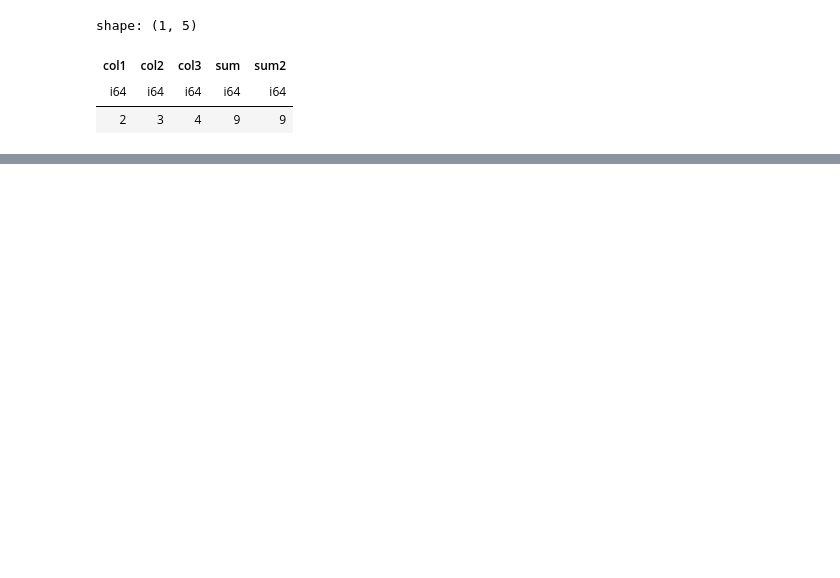
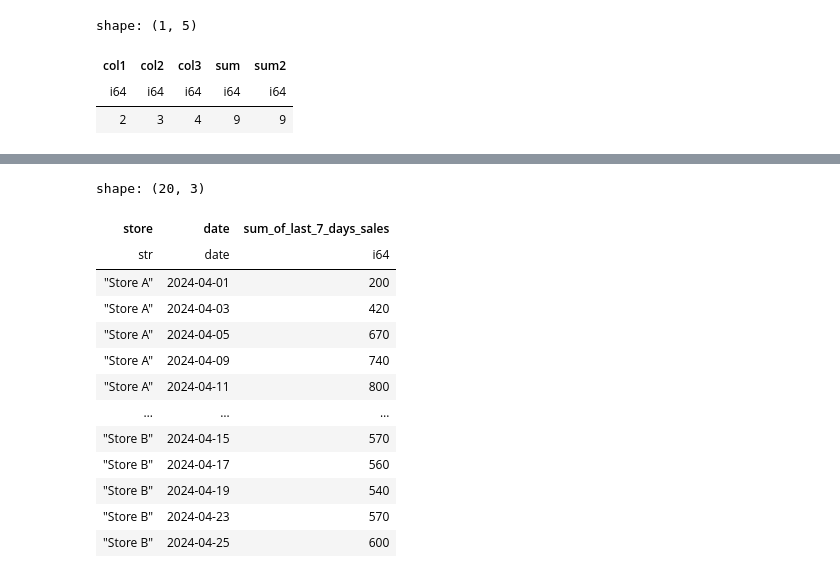
Before and after one commit to asenetcky/python-polars-the-definitive-guide, a Jupyter notebook: ch13-me.ipynb, the cells around one changed output, grey strips where cells are left out. Cells and saved outputs as stored; diff of their text form; code cells hidden in the pictures; blank space fills up the shorter version.

```diff
--- a/ch13-me.ipynb
+++ b/ch13-me.ipynb
@@ -338,0 +498,17 @@ shape: (1, 5)
+# %%
+result
+# %% [output]
+shape: (20, 3)
+| store | date | sum_of_last_7_days_sales |
+| str | date | i64 |
+| "Store A" | 2024-04-01 | 200 |
+| "Store A" | 2024-04-03 | 420 |
+| "Store A" | 2024-04-05 | 670 |
+| "Store A" | 2024-04-09 | 740 |
+| "Store A" | 2024-04-11 | 800 |
+| … | … | … |
+| "Store B" | 2024-04-15 | 570 |
+| "Store B" | 2024-04-17 | 560 |
+| "Store B" | 2024-04-19 | 540 |
+| "Store B" | 2024-04-23 | 570 |
+| "Store B" | 2024-04-25 | 600 |
```
Also changed, not shown: parts of 23 cells of this notebook.
